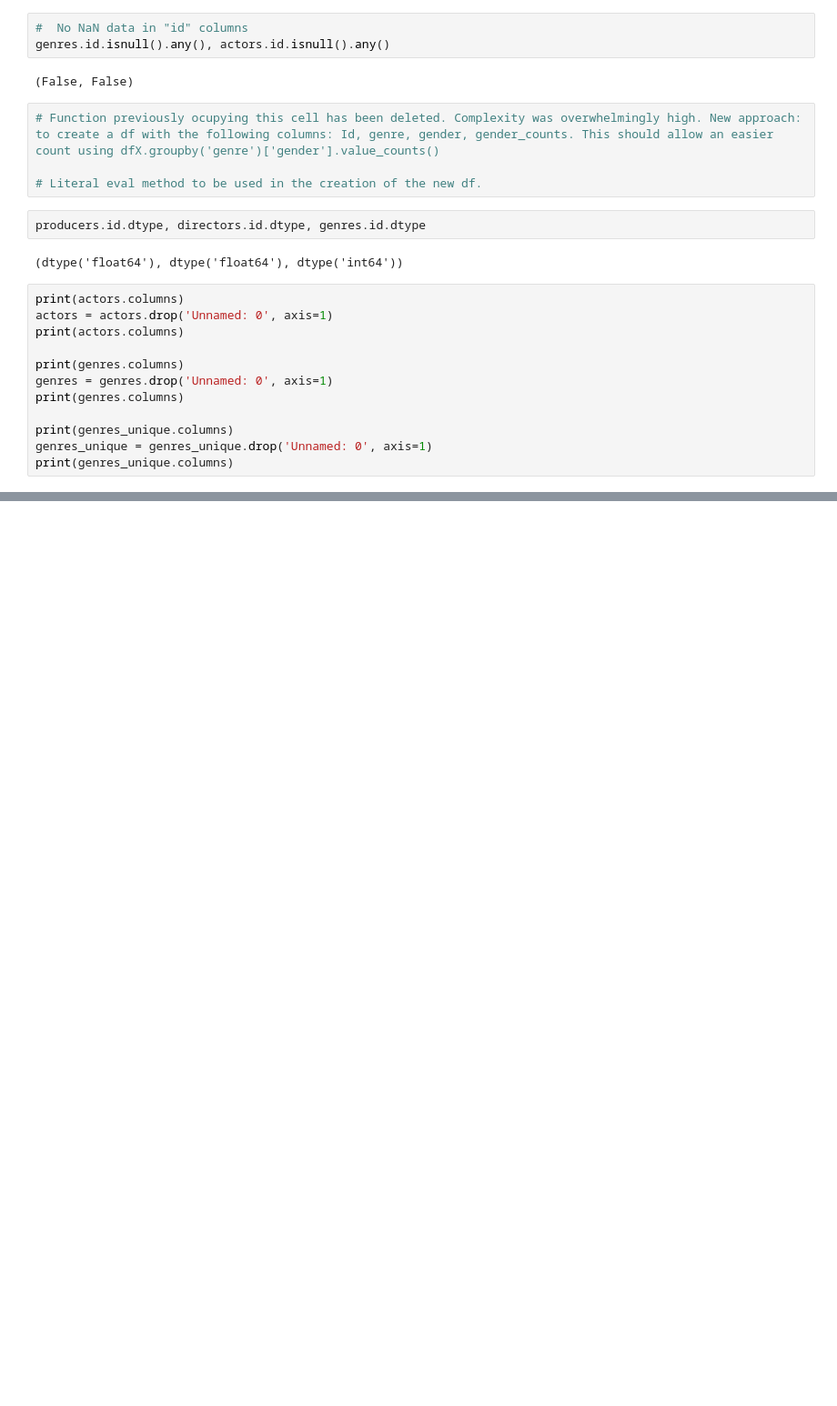
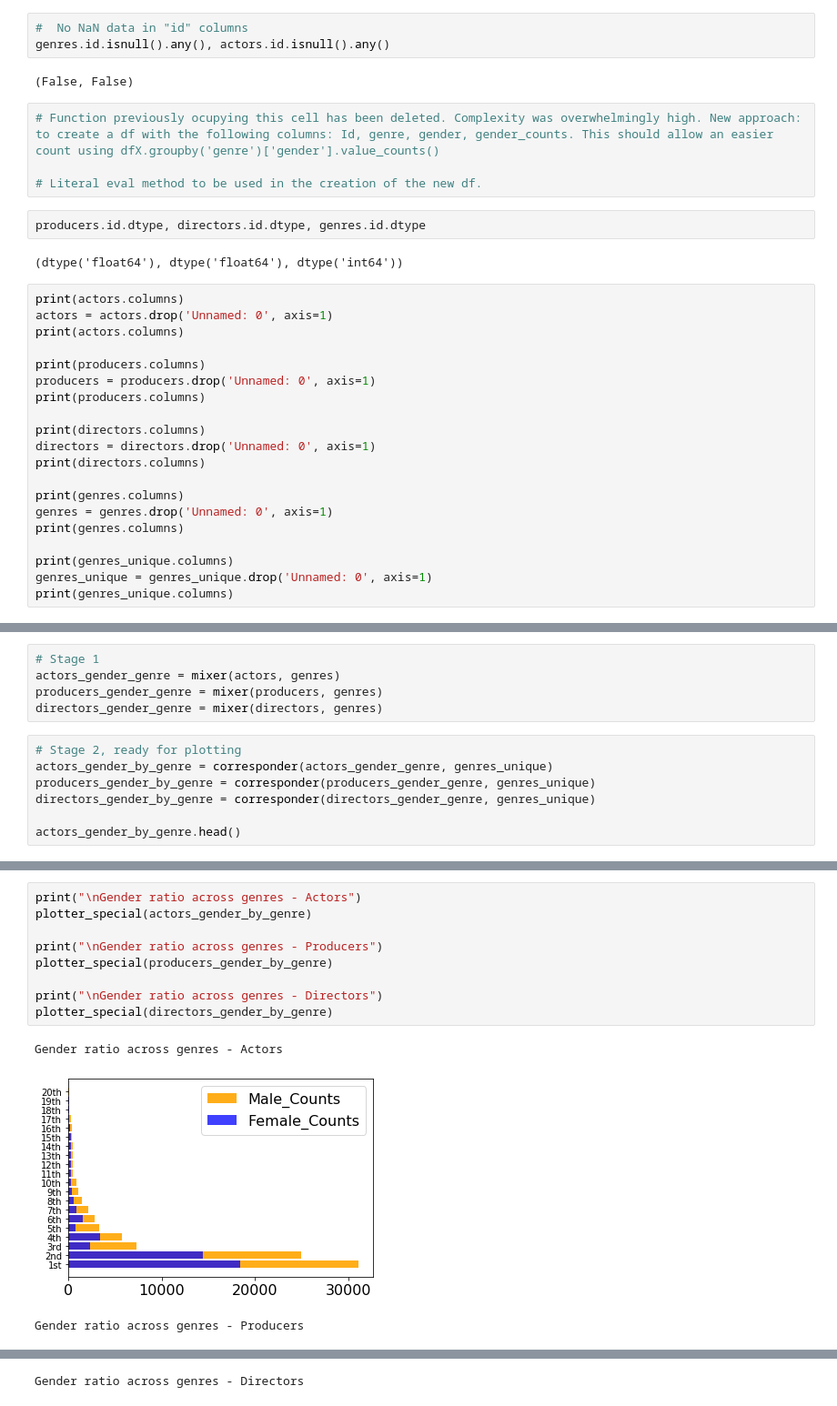
Before and after one commit to Dibmar/DAANMO_Project, a Jupyter notebook: Projects/DAANMO/cross-indexing.ipynb, the cells around one changed output, grey strips where cells are left out. Shown at 91% size. Cells and saved outputs as stored; diff of their text form; blank space fills up the shorter version.

Commit message:
09/06/2020 *DAANMO Project -cross-indexing notebook: special_plotter function created, actors, directors and producers dfs cross-indexed with genres_unique and plotted

```diff
--- a/Projects/DAANMO/cross-indexing.ipynb
+++ b/Projects/DAANMO/cross-indexing.ipynb
@@ -148,6 +272,14 @@ producers.id.dtype, directors.id.dtype, genres.id.dtype
 print(actors.columns)
 actors = actors.drop('Unnamed: 0', axis=1)
 print(actors.columns)
+
+print(producers.columns)
+producers = producers.drop('Unnamed: 0', axis=1)
+print(producers.columns)
+
+print(directors.columns)
+directors = directors.drop('Unnamed: 0', axis=1)
+print(directors.columns)
 
 print(genres.columns)
 genres = genres.drop('Unnamed: 0', axis=1)
@@ -296,0 +302,12 @@ actors_gender_by_genre
+# %%
+# Stage 1
+actors_gender_genre = mixer(actors, genres)
+producers_gender_genre = mixer(producers, genres)
+directors_gender_genre = mixer(directors, genres)
+# %%
+# Stage 2, ready for plotting
+actors_gender_by_genre = corresponder(actors_gender_genre, genres_unique)
+producers_gender_by_genre = corresponder(producers_gender_genre, genres_unique)
+directors_gender_by_genre = corresponder(directors_gender_genre, genres_unique)
+
+actors_gender_by_genre.head()
@@ -296,0 +321,13 @@ actors_gender_by_genre
+# %%
+print("\nGender ratio across genres - Actors")
+plotter_special(actors_gender_by_genre)
+
+print("\nGender ratio across genres - Producers")
+plotter_special(producers_gender_by_genre)
+
+print("\nGender ratio across genres - Directors")
+plotter_special(directors_gender_by_genre)
+# %% [output]
+Gender ratio across genres - Actors
+[figure, added]
+Gender ratio across genres - Producers
@@ -296,0 +335 @@ actors_gender_by_genre
+Gender ratio across genres - Directors
```
Also changed, not shown: parts of 11 cells of this notebook, 3 other files.
